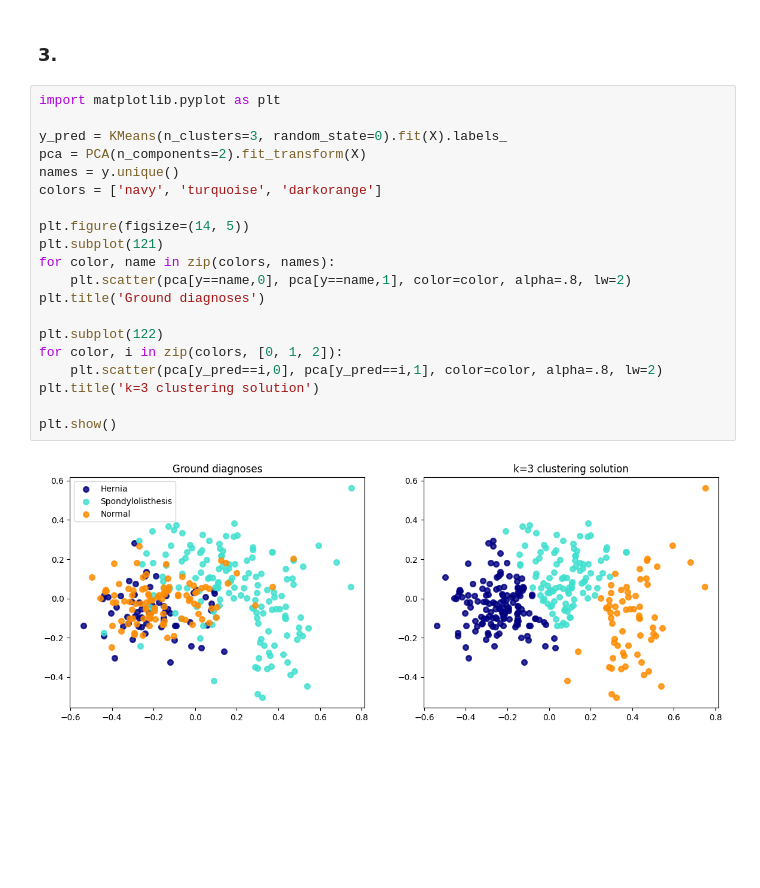
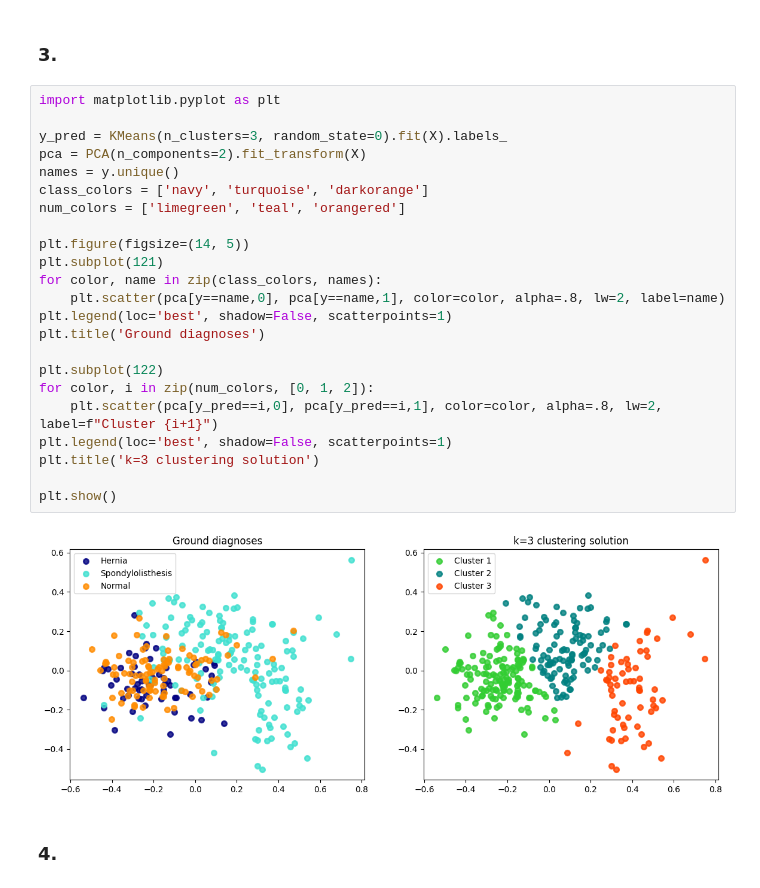
Before and after one commit to Rua-Gouveia-Alliance/ap_homeworks, a Jupyter notebook: homework_4/homework4.ipynb, the cells around one changed output. Saved outputs shown, nothing was run; the diff lists cells and outputs as text; blank space fills up the shorter version.

```diff
--- a/homework_4/homework4.ipynb
+++ b/homework_4/homework4.ipynb
@@ -95,22 +95,27 @@ degree_spondylolisthesis
 # %%
 import matplotlib.pyplot as plt
 
 y_pred = KMeans(n_clusters=3, random_state=0).fit(X).labels_
 pca = PCA(n_components=2).fit_transform(X)
 names = y.unique()
-colors = ['navy', 'turquoise', 'darkorange']
+class_colors = ['navy', 'turquoise', 'darkorange']
+num_colors = ['limegreen', 'teal', 'orangered']
 
 plt.figure(figsize=(14, 5))
 plt.subplot(121)
-for color, name in zip(colors, names):
-    plt.scatter(pca[y==name,0], pca[y==name,1], color=color, alpha=.8, lw=2)
+for color, name in zip(class_colors, names):
+    plt.scatter(pca[y==name,0], pca[y==name,1], color=color, alpha=.8, lw=2, label=name)
+plt.legend(loc='best', shadow=False, scatterpoints=1)
 plt.title('Ground diagnoses')
 
 plt.subplot(122)
-for color, i in zip(colors, [0, 1, 2]):
-    plt.scatter(pca[y_pred==i,0], pca[y_pred==i,1], color=color, alpha=.8, lw=2)
+for color, i in zip(num_colors, [0, 1, 2]):
+    plt.scatter(pca[y_pred==i,0], pca[y_pred==i,1], color=color, alpha=.8, lw=2, label=f"Cluster {i+1}")
+plt.legend(loc='best', shadow=False, scatterpoints=1)
 plt.title('k=3 clustering solution')
 
 plt.show()
 # %% [output]
-[figure, old version]
+[figure, new version]
+# %% [markdown]
+### 4.
```
Also changed, not shown: parts of 1 cell of this notebook.
